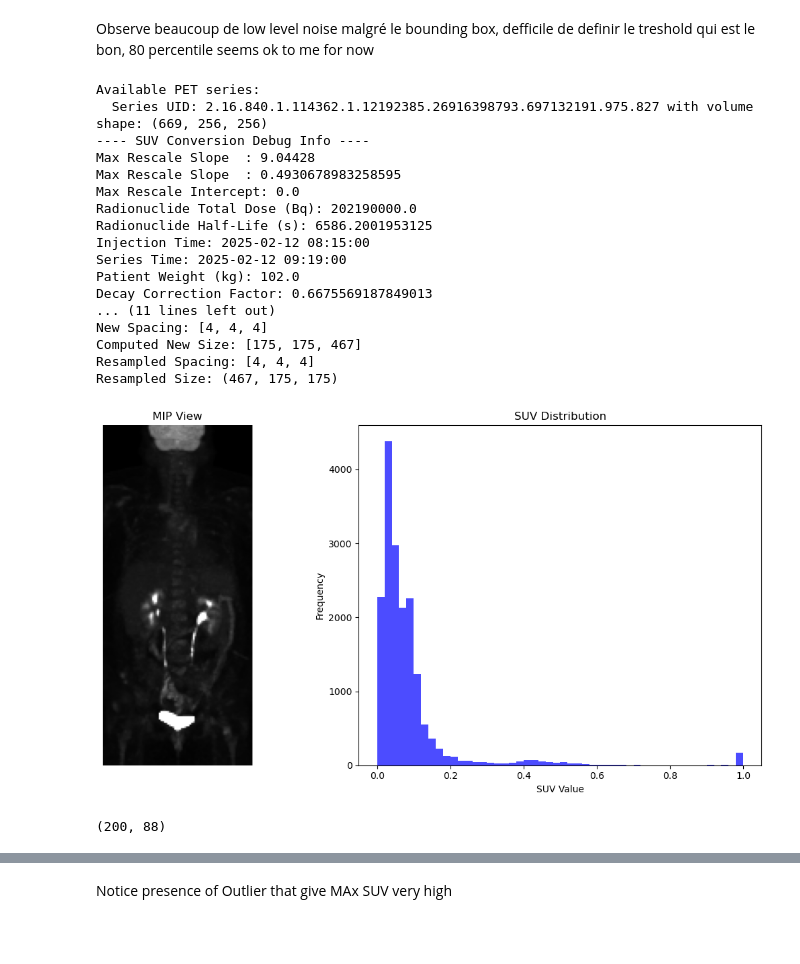
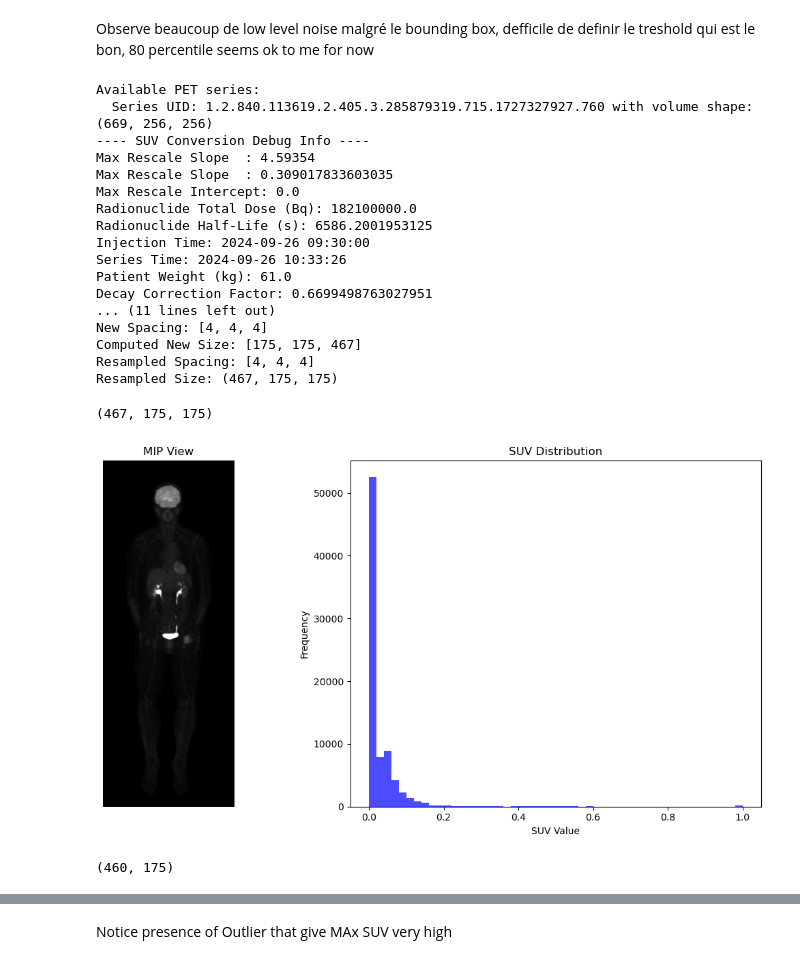
Before and after one commit to Alichnikof/Deauville_DeepLearning, a Jupyter notebook: prepro_PET.ipynb, the cells around one changed output, grey strips where cells are left out. Saved outputs shown, nothing was run; the diff lists cells and outputs as text; code cells hidden in the pictures; blank space fills up the shorter version.

```diff
--- a/prepro_PET.ipynb
+++ b/prepro_PET.ipynb
@@ -17,11 +17,3 @@ from PIL import Image
 import pandas as pd
 
 os.environ["KMP_DUPLICATE_LIB_OK"] = "TRUE"
-# %%
-import numpy as np
-
-file_path = "images/00000112_1.2.840.113619.2.8368.1234.25707428278.486545.npy"
-img = np.load(file_path)
-
-print("Loaded image shape:", img.shape)
-print("First 10 values:", img.flatten()[:10])
@@ -826,7 +666,7 @@ Observe beaucoup de low level noise malgré le bounding box, defficile de defini
 # 5. Full PET Preprocessing Pipeline on a single PET Folder
 # ---------------------------
 # Specify the path to your PET modality folder.
-pet_modality_path = r"C:\Users\alime\Dropbox (AMC)\Mon PC (DESKTOP-RG9FHVT)\Desktop\Deauville\Deauville_DeepLearning\2025-02__Studies\DOE^JANE_ANON40815_PT_2025-02-12_091445_PET.FDG.corps.entier_PETAC.QC800.TF_n669__00000"
+pet_modality_path = r"C:\Users\mezher\Desktop\PET\patient - Copie\2024-09__Studies\QClear 550_DICOM"
 
 # Load the PET series (grouped by SeriesInstanceUID)
 pet_series = load_pet_series(pet_modality_path)
@@ -880,17 +720,17 @@ print("Resampled Spacing:", [4, 4, 4])
 print("Resampled Size:", suv_volume_resampled.shape)
 # %% [output]
 Available PET series:
-  Series UID: 2.16.840.1.114362.1.12192385.26916398793.697132191.975.827 with volume shape: (669, 256, 256)
+  Series UID: 1.2.840.113619.2.405.3.285879319.715.1727327927.760 with volume shape: (669, 256, 256)
 ---- SUV Conversion Debug Info ----
-Max Rescale Slope  : 9.04428
-Max Rescale Slope  : 0.4930678983258595
+Max Rescale Slope  : 4.59354
+Max Rescale Slope  : 0.309017833603035
 Max Rescale Intercept: 0.0
-Radionuclide Total Dose (Bq): 202190000.0
+Radionuclide Total Dose (Bq): 182100000.0
 Radionuclide Half-Life (s): 6586.2001953125
-Injection Time: 2025-02-12 08:15:00
-Series Time: 2025-02-12 09:19:00
-Patient Weight (kg): 102.0
-Decay Correction Factor: 0.6675569187849013
+Injection Time: 2024-09-26 09:30:00
+Series Time: 2024-09-26 10:33:26
+Patient Weight (kg): 61.0
+Decay Correction Factor: 0.6699498763027951
 ... (11 lines left out)
 New Spacing: [4, 4, 4]
 Computed New Size: [175, 175, 467]
@@ -899,20 +739,22 @@ Resampled Size: (467, 175, 175)
 # %%
 # ---------------------------
 # Step C: Generate and Visualize MIP Images
 # ---------------------------
 # Suppose you only want slices 200..400 (inclusive of 400).
-roi_volume = suv_volume_resampled[30:230:,:, :]
+roi_volume = suv_volume_resampled[:,:, :]
+print(roi_volume.shape)
 #défini le cropping verticallement
-mip_image = generate_mip(roi_volume, view="coronal", clip_min=0, clip_max=30)
+mip_image = generate_mip(roi_volume, view="coronal", clip_min=0, clip_max=20)
 norm_mip = normalize_image(mip_image)
 
-final_image = get_bbox_percentile(norm_mip, lower_percentile=80)
+final_image = get_bbox_percentile(norm_mip, lower_percentile=0)
 #défini le cropping horizontallement
 visualize_mip_axial(final_image)
 print(final_image.shape)
 # %% [output]
+(467, 175, 175)
-[figure, old version]
+[figure, new version]
-(200, 88)
+(460, 175)
 # %%
 
 # ---------------------------
```
Also changed, not shown: parts of 12 cells of this notebook, 5 other files.
